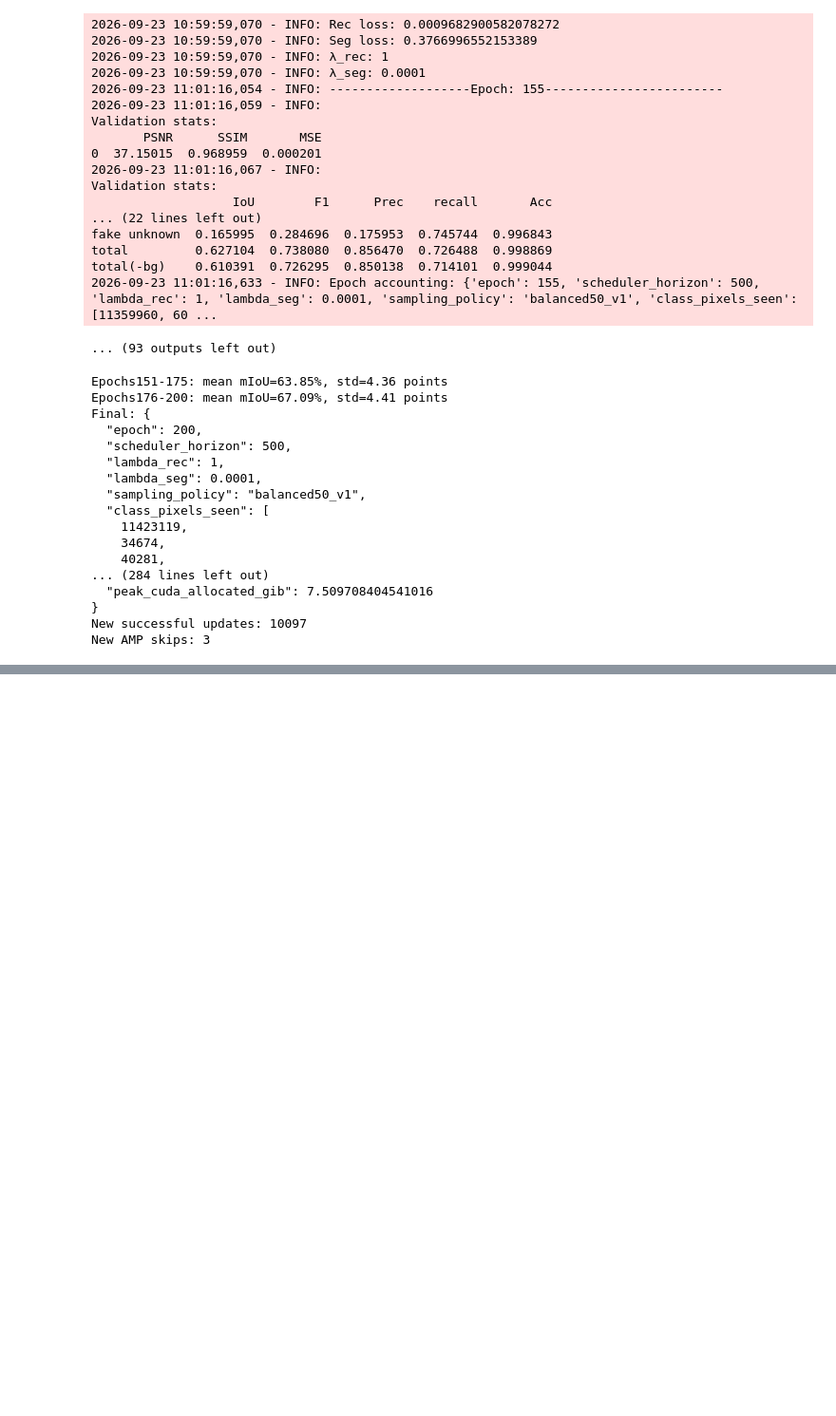
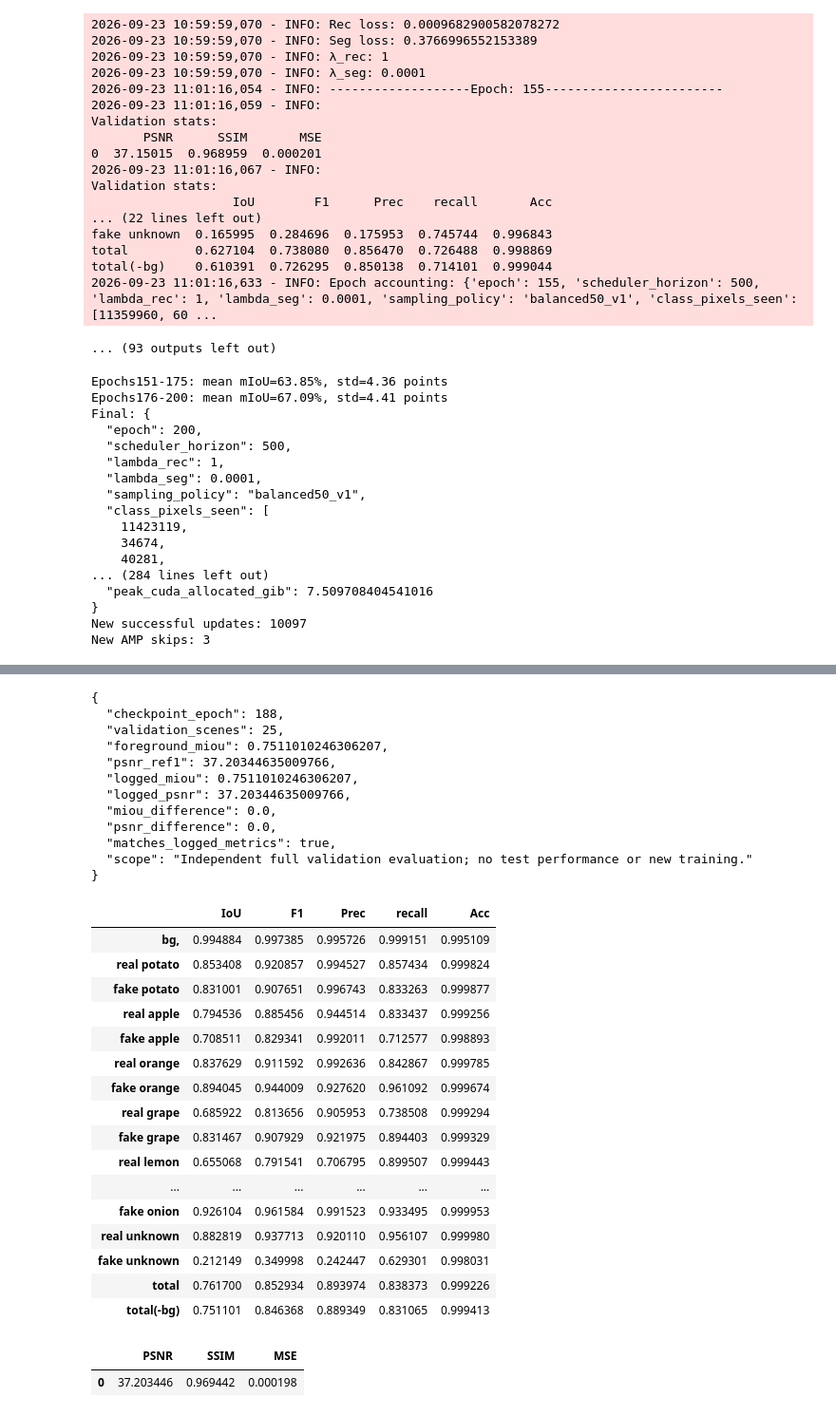
Before and after one commit to arnavnigam31/arnavnigam31, a Jupyter notebook: notebook07ae27ec2e.ipynb, the cells around one changed output, grey strips where cells are left out. Shown at 95% size. Cells and saved outputs as stored; diff of their text form; code cells hidden in the pictures; blank space fills up the shorter version.

```diff
--- a/notebook07ae27ec2e.ipynb
+++ b/notebook07ae27ec2e.ipynb
@@ -2480,0 +2544,9 @@ New AMP skips: 3
+# %%
+NAME='epoch188_validation_audit_'+datetime.datetime.now().strftime('%Y%m%d_%H%M%S_%f')
+RUN=WORK/NAME
+subprocess.run([sys.executable,'test.py','--data_root',str(DATA),
+    '--transpose_image','--eval_split','val','--pretrained_model_path',str(CHECKPOINT),
+    '--outf',str(WORK),'--name',NAME,'--workers','0','--save_segmentation'],
+    cwd=CODE,check=True)
+OUT=RUN/'evaluation_val'
+print('Evaluation complete:',OUT)
@@ -2480,0 +2571,71 @@ New AMP skips: 3
+# %%
+EXPECTED_MIOU=0.7511010246306207
+EXPECTED_PSNR=37.20344635009766
+
+import numpy as np
+import pandas as pd
+from IPython.display import display, FileLink
+meta=json.loads((OUT/'evaluation.json').read_text())
+assert meta['status']=='completed' and meta['split']=='val' and meta['scene_count']==25
+assert meta['checkpoint_sha256']==EXPECTED
+assert len(set(meta['scenes']))==25
+cm=np.load(OUT/'confusion_matrix.npy')
+parts=[np.load(OUT/(scene+'_confusion.npy')) for scene in meta['scenes']]
+assert np.array_equal(sum(parts),cm), 'Per-scene confusion totals differ.'
+assert len(list(OUT.glob('*_preview.png')))==25
+assert not list(OUT.glob('*_hsi.npy'))
+seg=pd.read_csv(OUT/'segmentation.csv',index_col=0)
+rec=pd.read_csv(OUT/'reconstruction.csv')
+miou=float(seg.loc['total(-bg)','IoU'])
+psnr=float(rec.iloc[0]['PSNR'])
+summary=dict(checkpoint_epoch=188,validation_scenes=25,foreground_miou=miou,
+    psnr_ref1=psnr,logged_miou=EXPECTED_MIOU,logged_psnr=EXPECTED_PSNR,
+    miou_difference=miou-EXPECTED_MIOU,psnr_difference=psnr-EXPECTED_PSNR,
+    matches_logged_metrics=bool(abs(miou-EXPECTED_MIOU)<1e-5 and abs(psnr-EXPECTED_PSNR)<1e-3),
+    scope='Independent full validation evaluation; no test performance or new training.')
+(RUN/'audit_summary.json').write_text(json.dumps(summary,indent=2))
+(RUN/'evaluator_hashes.json').write_text(json.dumps({f:digest(CODE/f) for f in
+    ['test.py','dataset.py','utils.py','public252-v1.json']},indent=2))
+print(json.dumps(summary,indent=2))
+display(seg)
+display(rec)
+# Save results even if the comparison differs, so the difference can be investigated.
+archive=Path(shutil.make_archive(str(RUN),'zip',root_dir=WORK,base_dir=RUN.name))
+with zipfile.ZipFile(archive) as z: assert z.testzip() is None
+os.chdir(WORK)
+print('Download this archive before stopping:',archive.name,archive.stat().st_size,'bytes')
+display(FileLink(archive.name))
+if not summary['matches_logged_metrics']:
+    print('Metrics differ from the training record: share this ZIP before further training.')
+# %% [output]
+{
+  "checkpoint_epoch": 188,
+  "validation_scenes": 25,
+  "foreground_miou": 0.7511010246306207,
+  "psnr_ref1": 37.20344635009766,
+  "logged_miou": 0.7511010246306207,
+  "logged_psnr": 37.20344635009766,
+  "miou_difference": 0.0,
+  "psnr_difference": 0.0,
+  "matches_logged_metrics": true,
+  "scope": "Independent full validation evaluation; no test performance or new training."
+}
+|  | IoU | F1 | Prec | recall | Acc |
+| bg, | 0.994884 | 0.997385 | 0.995726 | 0.999151 | 0.995109 |
+| real potato | 0.853408 | 0.920857 | 0.994527 | 0.857434 | 0.999824 |
+| fake potato | 0.831001 | 0.907651 | 0.996743 | 0.833263 | 0.999877 |
+| real apple | 0.794536 | 0.885456 | 0.944514 | 0.833437 | 0.999256 |
+| fake apple | 0.708511 | 0.829341 | 0.992011 | 0.712577 | 0.998893 |
+| real orange | 0.837629 | 0.911592 | 0.992636 | 0.842867 | 0.999785 |
+| fake orange | 0.894045 | 0.944009 | 0.927620 | 0.961092 | 0.999674 |
+| real grape | 0.685922 | 0.813656 | 0.905953 | 0.738508 | 0.999294 |
+| fake grape | 0.831467 | 0.907929 | 0.921975 | 0.894403 | 0.999329 |
+| real lemon | 0.655068 | 0.791541 | 0.706795 | 0.899507 | 0.999443 |
+| ... | ... | ... | ... | ... | ... |
+| fake onion | 0.926104 | 0.961584 | 0.991523 | 0.933495 | 0.999953 |
+| real unknown | 0.882819 | 0.937713 | 0.920110 | 0.956107 | 0.999980 |
+| fake unknown | 0.212149 | 0.349998 | 0.242447 | 0.629301 | 0.998031 |
+| total | 0.761700 | 0.852934 | 0.893974 | 0.838373 | 0.999226 |
+| total(-bg) | 0.751101 | 0.846368 | 0.889349 | 0.831065 | 0.999413 |
+|  | PSNR | SSIM | MSE |
+| 0 | 37.203446 | 0.969442 | 0.000198 |
```
Also changed, not shown: parts of 7 cells of this notebook.
